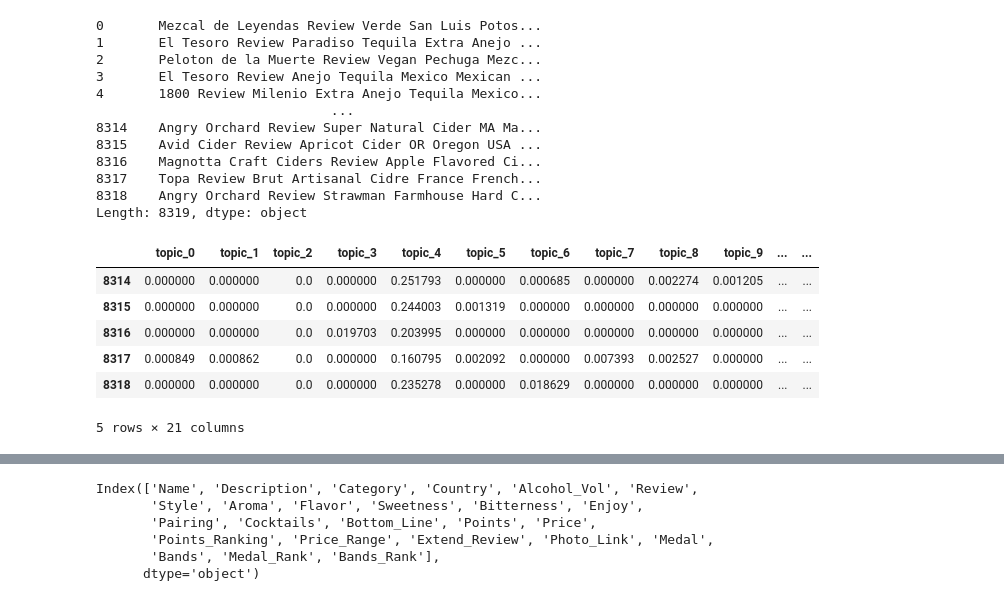
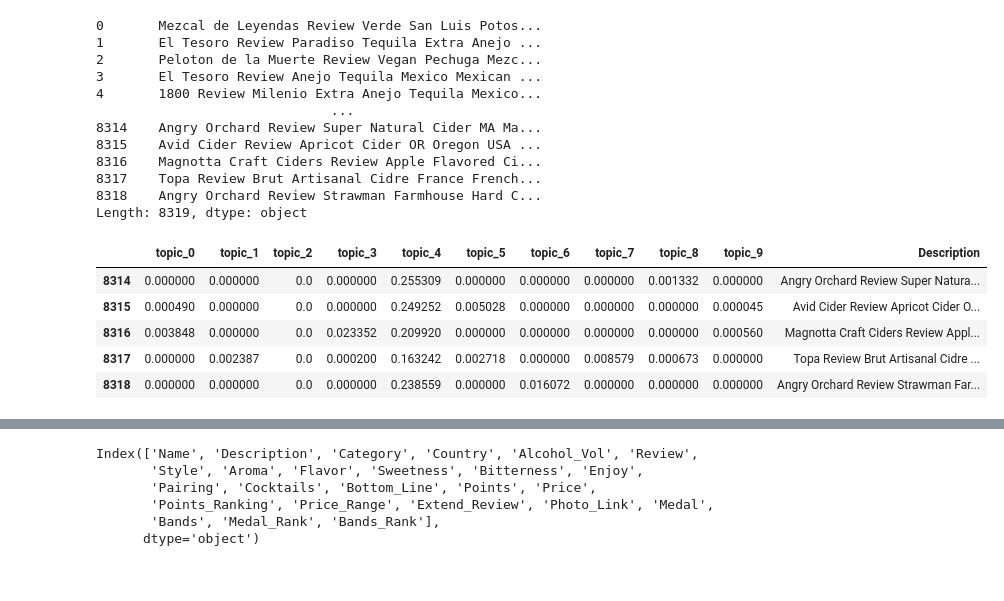
Before and after one commit to luongtruong77/nlp-drinks-cocktails-recommender, a Jupyter notebook: notebooks/topic-modeling.ipynb, the cells around one changed output, grey strips where cells are left out. Drawn from its saved outputs; the diff is of its cells as text; code cells hidden in the pictures.

```diff
--- a/notebooks/topic-modeling.ipynb
+++ b/notebooks/topic-modeling.ipynb
@@ -623,33 +623,32 @@ Length: 8319, dtype: object
 # %%
 descriptions = df['Description'].fillna('') + ' ' + full_df['Price_Range'].fillna('')
 
 descriptions = text_cleaning(descriptions)
 
 tfidf_des = TfidfVectorizer(stop_words=stop_words,
                            min_df=3,
                            max_df=0.7) #tfidf vectorizer: used to transform new text data to to through the nmf
 
 des_matrix = tfidf_des.fit_transform(descriptions)
 
 vocabs_des = tfidf_des.get_feature_names()
 
-nmf_des = NMF(20)
+nmf_des = NMF(10)
 
 des_matrix = nmf_des.fit_transform(des_matrix) #nmf model to transform new text data
 
 des_df = pd.DataFrame(des_matrix).add_prefix('topic_')
 
 des_df['Description'] = full_df['Description']
 
 des_df.tail()
 # %% [output]
-|  | topic_0 | topic_1 | topic_2 | topic_3 | topic_4 | topic_5 | topic_6 | topic_7 | topic_8 | topic_9 | ... | ... |
-| 8314 | 0.000000 | 0.000000 | 0.0 | 0.000000 | 0.251793 | 0.000000 | 0.000685 | 0.000000 | 0.002274 | 0.001205 | ... | ... |
-| 8315 | 0.000000 | 0.000000 | 0.0 | 0.000000 | 0.244003 | 0.001319 | 0.000000 | 0.000000 | 0.000000 | 0.000000 | ... | ... |
-| 8316 | 0.000000 | 0.000000 | 0.0 | 0.019703 | 0.203995 | 0.000000 | 0.000000 | 0.000000 | 0.000000 | 0.000000 | ... | ... |
-| 8317 | 0.000849 | 0.000862 | 0.0 | 0.000000 | 0.160795 | 0.002092 | 0.000000 | 0.007393 | 0.002527 | 0.000000 | ... | ... |
-| 8318 | 0.000000 | 0.000000 | 0.0 | 0.000000 | 0.235278 | 0.000000 | 0.018629 | 0.000000 | 0.000000 | 0.000000 | ... | ... |
+|  | topic_0 | topic_1 | topic_2 | topic_3 | topic_4 | topic_5 | topic_6 | topic_7 | topic_8 | topic_9 | Description |
+| 8314 | 0.000000 | 0.000000 | 0.0 | 0.000000 | 0.255309 | 0.000000 | 0.000000 | 0.000000 | 0.001332 | 0.000000 | Angry Orchard Review Super Natura... |
+| 8315 | 0.000490 | 0.000000 | 0.0 | 0.000000 | 0.249252 | 0.005028 | 0.000000 | 0.000000 | 0.000000 | 0.000045 | Avid Cider Review Apricot Cider O... |
+| 8316 | 0.003848 | 0.000000 | 0.0 | 0.023352 | 0.209920 | 0.000000 | 0.000000 | 0.000000 | 0.000000 | 0.000560 | Magnotta Craft Ciders Review Appl... |
+| 8317 | 0.000000 | 0.002387 | 0.0 | 0.000200 | 0.163242 | 0.002718 | 0.000000 | 0.008579 | 0.000673 | 0.000000 | Topa Review Brut Artisanal Cidre ... |
+| 8318 | 0.000000 | 0.000000 | 0.0 | 0.000000 | 0.238559 | 0.000000 | 0.016072 | 0.000000 | 0.000000 | 0.000000 | Angry Orchard Review Strawman Far... |
-5 rows × 21 columns
 # %%
 from sklearn.metrics.pairwise import cosine_similarity, manhattan_distances, euclidean_distances
 test_item = ['cheap scotch']
```
Also changed, not shown: parts of 3 cells of this notebook, 7 other files.
